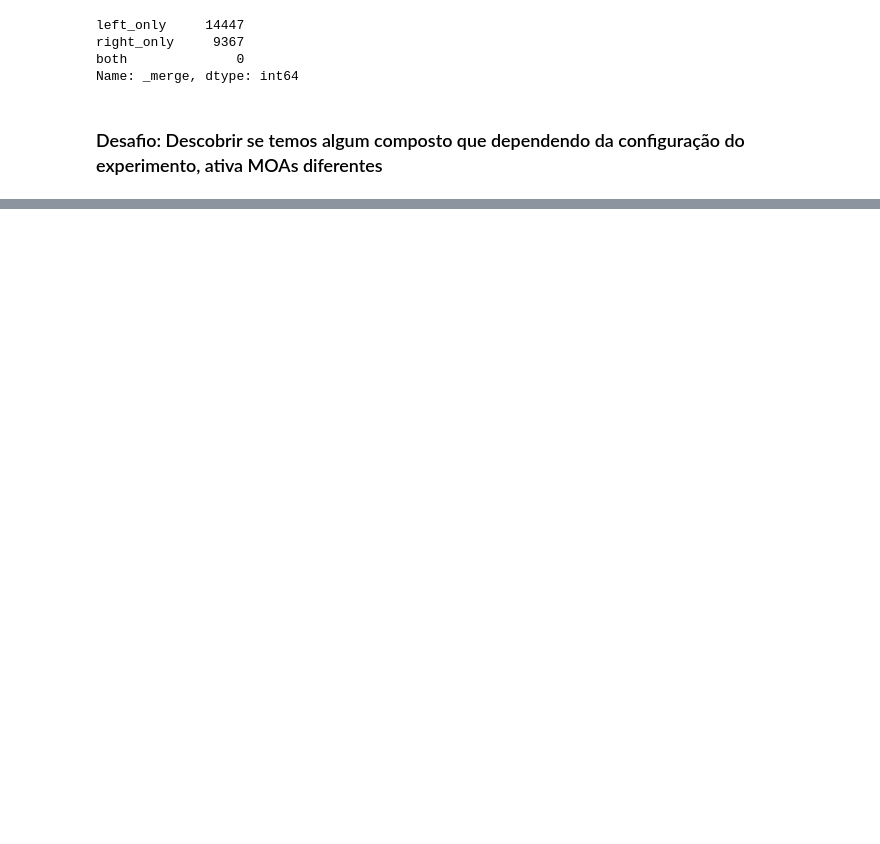
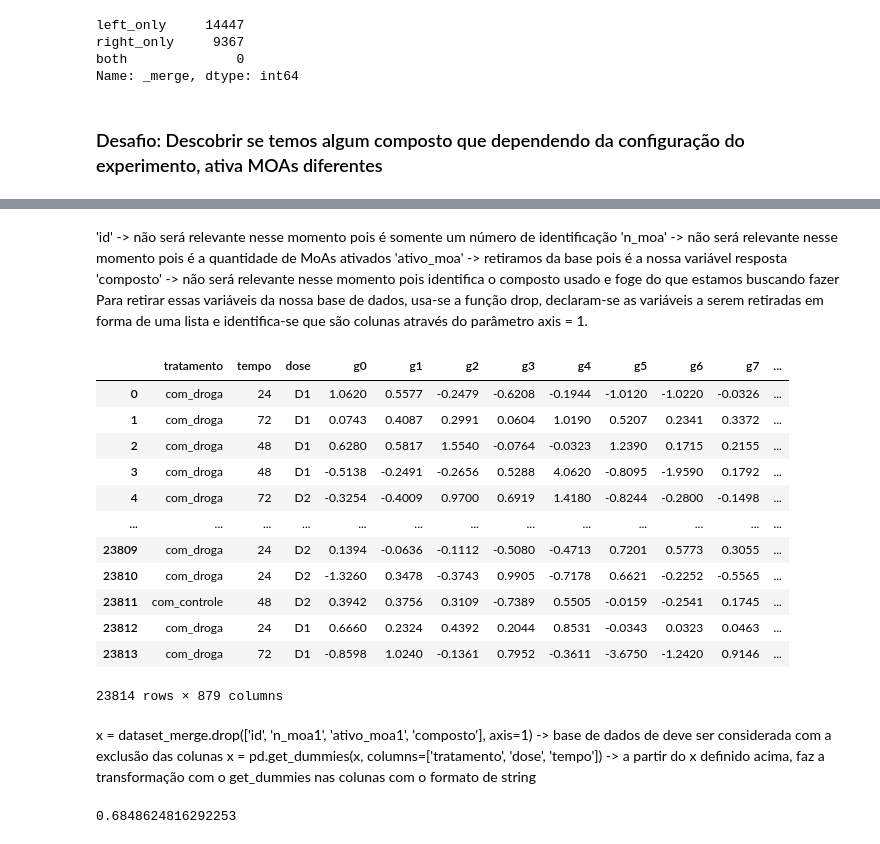
Before and after one commit to palomaalves/Projeto_DataScience_Imersao.dados-alura, a Jupyter notebook: Imersao_Dados_Alura.ipynb, the cells around one changed output, grey strips where cells are left out. Saved outputs shown, nothing was run; the diff lists cells and outputs as text; code cells hidden in the pictures; blank space fills up the shorter version.

```diff
--- a/Imersao_Dados_Alura.ipynb
+++ b/Imersao_Dados_Alura.ipynb
@@ -1040,0 +1351,38 @@ Name: composto, Length: 2076, dtype: int64
+# %% [markdown]
+'id'  ->  não será relevante nesse momento pois é somente um número de identificação
+'n_moa'  ->  não será relevante nesse momento pois é a quantidade de MoAs ativados
+'ativo_moa'  ->  retiramos da base pois é a nossa variável resposta
+'composto'  ->  não será relevante nesse momento pois identifica o composto usado e foge do que estamos buscando fazer
+Para retirar essas variáveis da nossa base de dados, usa-se a função drop, declaram-se as variáveis a serem retiradas em forma de uma lista e identifica-se que são colunas através do parâmetro axis = 1.
+# %%
+dataset_merge.drop(['id', 'n_moa1', 'ativo_moa1', 'composto'], axis=1)
+# %% [output]
+|  | tratamento | tempo | dose | g0 | g1 | g2 | g3 | g4 | g5 | g6 | g7 | ... |
+| 0 | com_droga | 24 | D1 | 1.0620 | 0.5577 | -0.2479 | -0.6208 | -0.1944 | -1.0120 | -1.0220 | -0.0326 | ... |
+| 1 | com_droga | 72 | D1 | 0.0743 | 0.4087 | 0.2991 | 0.0604 | 1.0190 | 0.5207 | 0.2341 | 0.3372 | ... |
+| 2 | com_droga | 48 | D1 | 0.6280 | 0.5817 | 1.5540 | -0.0764 | -0.0323 | 1.2390 | 0.1715 | 0.2155 | ... |
+| 3 | com_droga | 48 | D1 | -0.5138 | -0.2491 | -0.2656 | 0.5288 | 4.0620 | -0.8095 | -1.9590 | 0.1792 | ... |
+| 4 | com_droga | 72 | D2 | -0.3254 | -0.4009 | 0.9700 | 0.6919 | 1.4180 | -0.8244 | -0.2800 | -0.1498 | ... |
+| ... | ... | ... | ... | ... | ... | ... | ... | ... | ... | ... | ... | ... |
+| 23809 | com_droga | 24 | D2 | 0.1394 | -0.0636 | -0.1112 | -0.5080 | -0.4713 | 0.7201 | 0.5773 | 0.3055 | ... |
+| 23810 | com_droga | 24 | D2 | -1.3260 | 0.3478 | -0.3743 | 0.9905 | -0.7178 | 0.6621 | -0.2252 | -0.5565 | ... |
+| 23811 | com_controle | 48 | D2 | 0.3942 | 0.3756 | 0.3109 | -0.7389 | 0.5505 | -0.0159 | -0.2541 | 0.1745 | ... |
+| 23812 | com_droga | 24 | D1 | 0.6660 | 0.2324 | 0.4392 | 0.2044 | 0.8531 | -0.0343 | 0.0323 | 0.0463 | ... |
+| 23813 | com_droga | 72 | D1 | -0.8598 | 1.0240 | -0.1361 | 0.7952 | -0.3611 | -3.6750 | -1.2420 | 0.9146 | ... |
+23814 rows × 879 columns
+# %% [markdown]
+x = dataset_merge.drop(['id', 'n_moa1', 'ativo_moa1', 'composto'], axis=1)  ->  base de dados de deve ser considerada com a exclusão das colunas
+x = pd.get_dummies(x, columns=['tratamento', 'dose', 'tempo'])  ->  a partir do x definido acima, faz a transformação com o get_dummies nas colunas com o formato de string
+# %%
+from sklearn.ensemble import RandomForestClassifier
+
+x = dataset_merge.drop(['id', 'n_moa1', 'ativo_moa1', 'composto'], axis=1)
+x = pd.get_dummies(x, columns=['tratamento', 'dose', 'tempo'])
+y = dataset_merge['ativo_moa1']
+x_treino, x_teste, y_treino, y_teste = train_test_split(x, y, test_size = 0.2, stratify=y, random_state=376)
+
+modelo_random_forest = RandomForestClassifier()
+modelo_random_forest.fit(x_treino, y_treino)
+modelo_random_forest.score(x_teste, y_teste)
+# %% [output]
+0.6848624816292253
```
Also changed, not shown: parts of 61 cells of this notebook.
